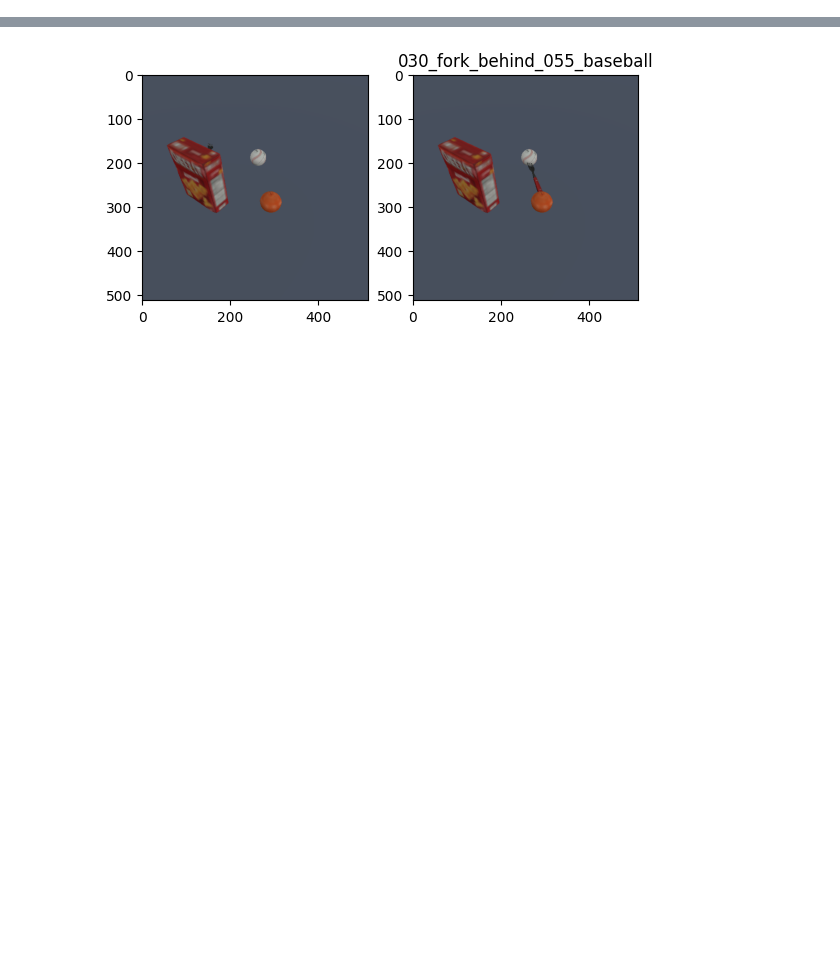
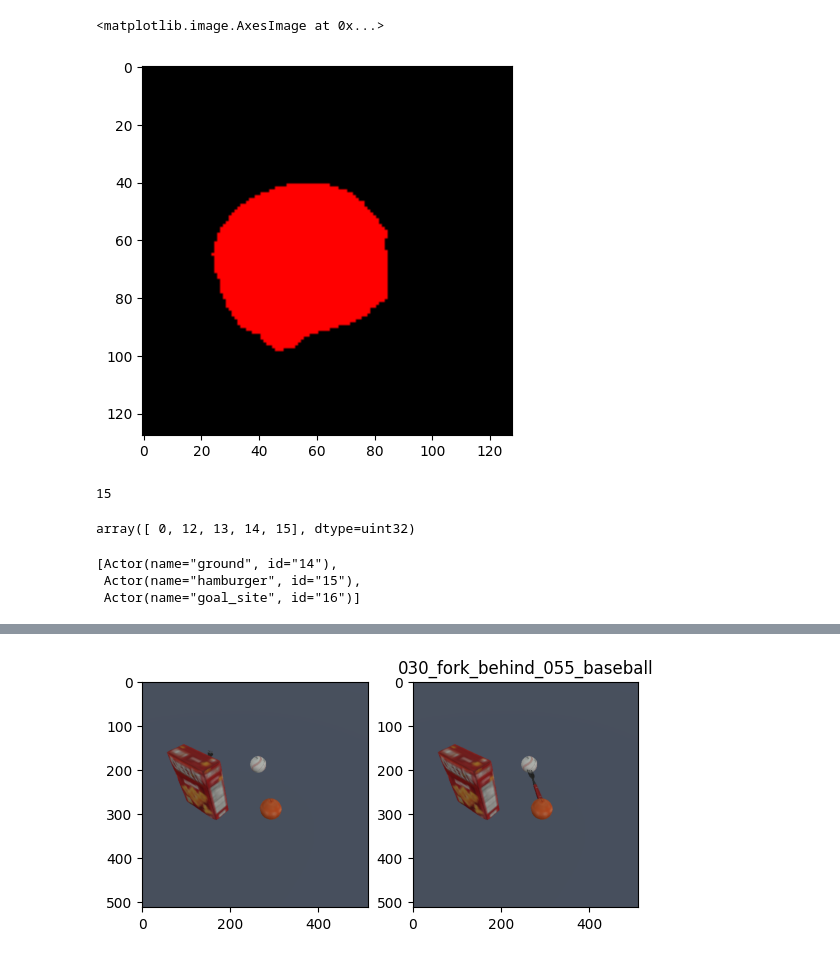
Before and after one commit to KaiMJ/Benchmark_Maniskill2, a Jupyter notebook: creation/refactor.ipynb, the cells around one changed output, grey strips where cells are left out. Saved outputs shown, nothing was run; the diff lists cells and outputs as text; code cells hidden in the pictures; blank space fills up the shorter version.

```diff
--- a/creation/refactor.ipynb
+++ b/creation/refactor.ipynb
@@ -16,3 +86,22 @@ from glob import glob
+# %%
+plt.imshow(mask)
+# %% [output]
+<matplotlib.image.AxesImage at 0x...>
+[figure, added]
+# %%
+env.obj.id
+# %% [output]
+15
+# %%
+np.unique(mask)
+# %% [output]
+array([ 0, 12, 13, 14, 15], dtype=uint32)
+# %%
+env.get_actors()
+# %% [output]
+[Actor(name="ground", id="14"),
+ Actor(name="hamburger", id="15"),
+ Actor(name="goal_site", id="16")]
 # %%
 model_paths = sorted(glob("../data/mani_skill2_ycb/models/*"), key=lambda x: int(x.split('/')[-1][:3]))
 gen = GenerationClass(model_paths)
```
Also changed, not shown: parts of 12 cells of this notebook, 5 other files.
